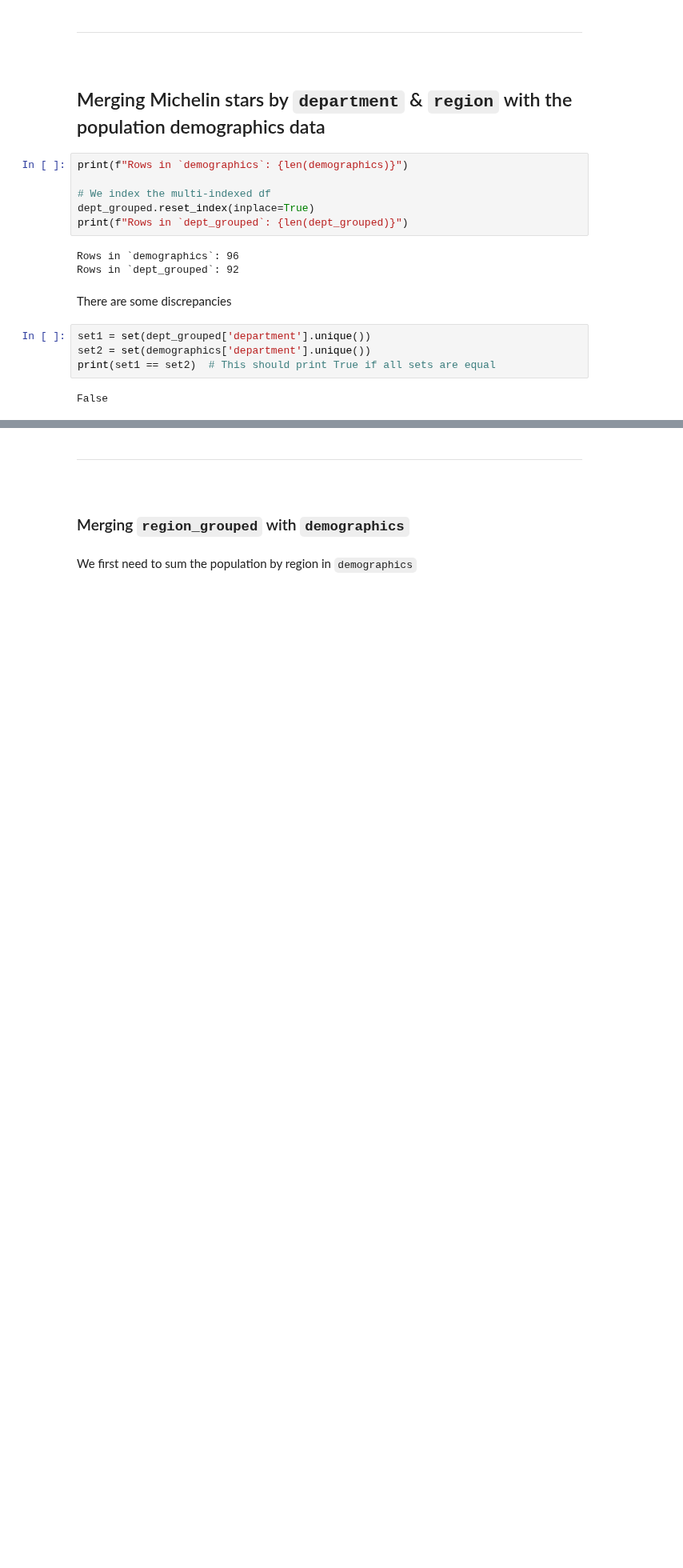
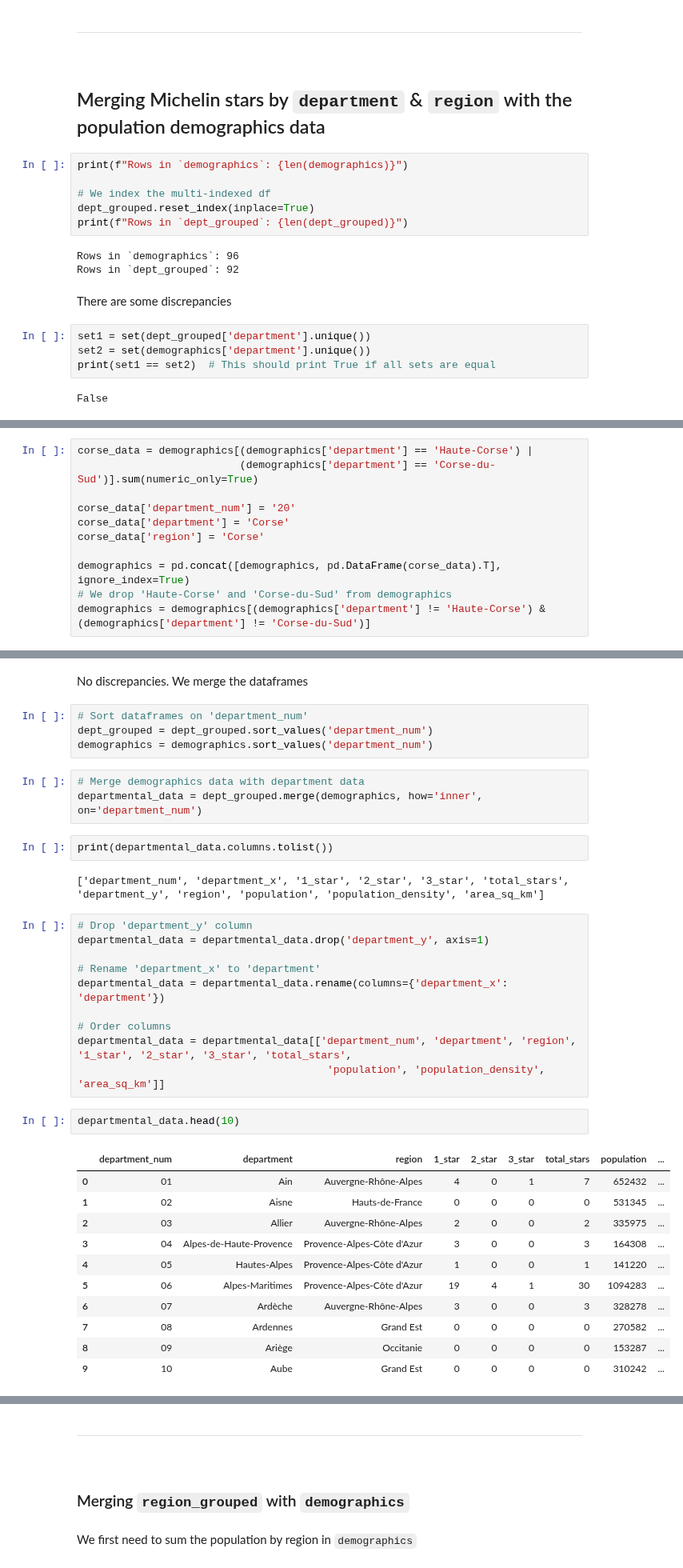
Before and after one commit to pineapple-bois/Michelin_Rated_Restaurants, a Jupyter notebook: Notebooks/France/France.ipynb, the cells around one changed output, grey strips where cells are left out. Shown at 80% size. Cells and saved outputs as stored; diff of their text form; blank space fills up the shorter version.

Commit message:
Merged demographics/restaurant data

```diff
--- a/Notebooks/France/France.ipynb
+++ b/Notebooks/France/France.ipynb
@@ -645,0 +654,11 @@ departmental_data
+# %%
+corse_data = demographics[(demographics['department'] == 'Haute-Corse') |
+                          (demographics['department'] == 'Corse-du-Sud')].sum(numeric_only=True)
+
+corse_data['department_num'] = '20'
+corse_data['department'] = 'Corse'
+corse_data['region'] = 'Corse'
+
+demographics = pd.concat([demographics, pd.DataFrame(corse_data).T], ignore_index=True)
+# We drop 'Haute-Corse' and 'Corse-du-Sud' from demographics
+demographics = demographics[(demographics['department'] != 'Haute-Corse') & (demographics['department'] != 'Corse-du-Sud')]
@@ -645,0 +671,37 @@ departmental_data
+# %% [markdown]
+No discrepancies. We merge the dataframes
+# %%
+# Sort dataframes on 'department_num'
+dept_grouped = dept_grouped.sort_values('department_num')
+demographics = demographics.sort_values('department_num')
+# %%
+# Merge demographics data with department data
+departmental_data = dept_grouped.merge(demographics, how='inner', on='department_num')
+# %%
+print(departmental_data.columns.tolist())
+# %% [output]
+['department_num', 'department_x', '1_star', '2_star', '3_star', 'total_stars', 'department_y', 'region', 'population', 'population_density', 'area_sq_km']
+# %%
+# Drop 'department_y' column
+departmental_data = departmental_data.drop('department_y', axis=1)
+
+# Rename 'department_x' to 'department'
+departmental_data = departmental_data.rename(columns={'department_x': 'department'})
+
+# Order columns
+departmental_data = departmental_data[['department_num', 'department', 'region', '1_star', '2_star', '3_star', 'total_stars',
+                                        'population', 'population_density', 'area_sq_km']]
+# %%
+departmental_data.head(10)
+# %% [output]
+|  | department_num | department | region | 1_star | 2_star | 3_star | total_stars | population | ... |
+| 0 | 01 | Ain | Auvergne-Rhône-Alpes | 4 | 0 | 1 | 7 | 652432 | ... |
+| 1 | 02 | Aisne | Hauts-de-France | 0 | 0 | 0 | 0 | 531345 | ... |
+| 2 | 03 | Allier | Auvergne-Rhône-Alpes | 2 | 0 | 0 | 2 | 335975 | ... |
+| 3 | 04 | Alpes-de-Haute-Provence | Provence-Alpes-Côte d'Azur | 3 | 0 | 0 | 3 | 164308 | ... |
+| 4 | 05 | Hautes-Alpes | Provence-Alpes-Côte d'Azur | 1 | 0 | 0 | 1 | 141220 | ... |
+| 5 | 06 | Alpes-Maritimes | Provence-Alpes-Côte d'Azur | 19 | 4 | 1 | 30 | 1094283 | ... |
+| 6 | 07 | Ardèche | Auvergne-Rhône-Alpes | 3 | 0 | 0 | 3 | 328278 | ... |
+| 7 | 08 | Ardennes | Grand Est | 0 | 0 | 0 | 0 | 270582 | ... |
+| 8 | 09 | Ariège | Occitanie | 0 | 0 | 0 | 0 | 153287 | ... |
+| 9 | 10 | Aube | Grand Est | 0 | 0 | 0 | 0 | 310242 | ... |
```
Also changed, not shown: parts of 13 cells of this notebook.
